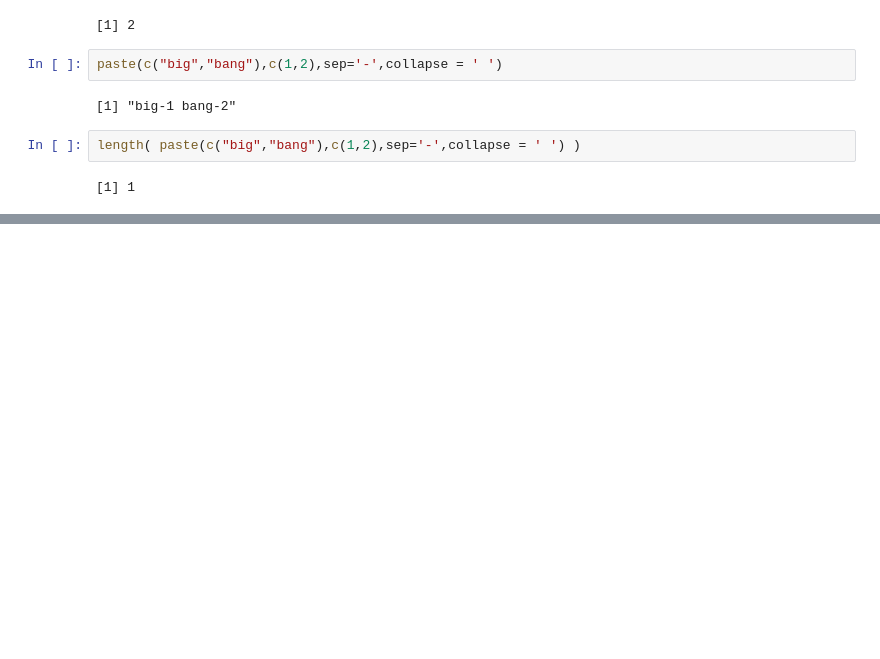
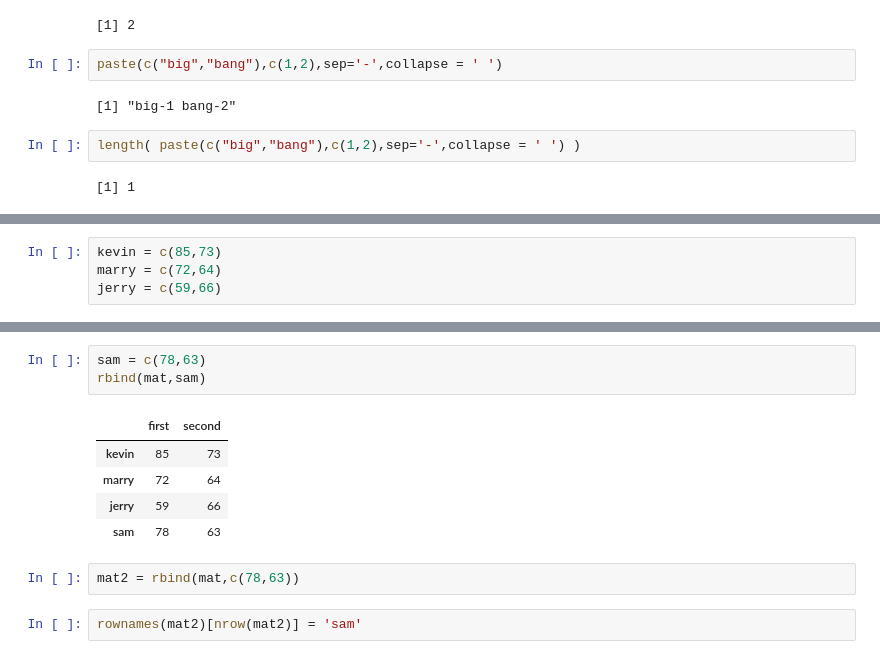
Before and after one commit to YuHsuanLin/riii, a Jupyter notebook: cb102/cb102_20180809.ipynb, the cells around one changed output, grey strips where cells are left out. Saved outputs shown, nothing was run; the diff lists cells and outputs as text; blank space fills up the shorter version.

```diff
--- a/cb102/cb102_20180809.ipynb
+++ b/cb102/cb102_20180809.ipynb
@@ -572,0 +607,4 @@ length( paste(c("big","bang"),c(1,2),sep='-',collapse = ' ') )
+# %%
+kevin = c(85,73)
+marry = c(72,64)
+jerry = c(59,66)
@@ -572,0 +718,13 @@ length( paste(c("big","bang"),c(1,2),sep='-',collapse = ' ') )
+# %%
+sam = c(78,63)
+rbind(mat,sam)
+# %% [output]
+|  | first | second |
+| kevin | 85 | 73 |
+| marry | 72 | 64 |
+| jerry | 59 | 66 |
+| sam | 78 | 63 |
+# %%
+mat2 = rbind(mat,c(78,63))
+# %%
+rownames(mat2)[nrow(mat2)] = 'sam'
```
Also changed, not shown: parts of 45 cells of this notebook.
